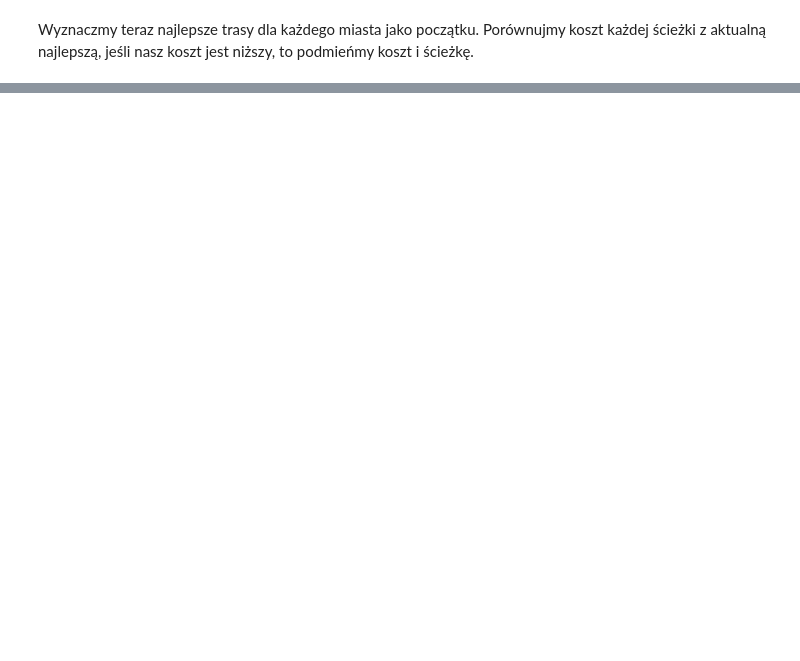
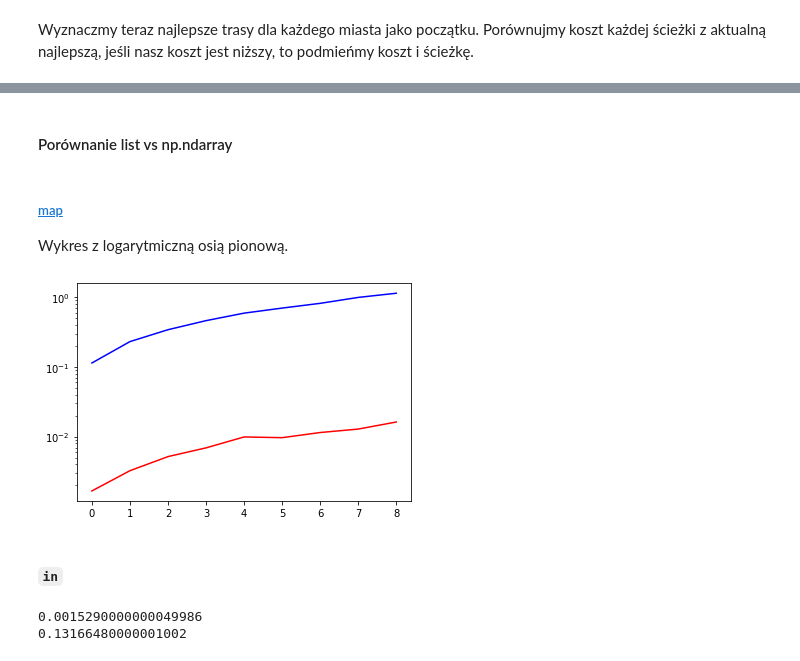
Before and after one commit to codingtenshi/SDA, a Jupyter notebook: aisd.ipynb, the cells around one changed output, grey strips where cells are left out. Cells and saved outputs as stored; diff of their text form; code cells hidden in the pictures; blank space fills up the shorter version.

```diff
--- a/aisd.ipynb
+++ b/aisd.ipynb
@@ -525,0 +638,46 @@ inCircle = [xs[i] ** 2. + ys[i] ** 2. <= 1.0 for i in range(N)]
+# %% [markdown]
+#### Porównanie list vs np.ndarray
+# %% [markdown]
+##### [map](https://en.wikipedia.org/wiki/Map_(mathematics))
+
+Wykres z logarytmiczną osią pionową.
+# %%
+ns = range(1000000, 10000000, 1000000)
+
+nptimes = []
+sttimes = []
+
+for n in ns:
+    npl = np.random.random(n)
+    l = list(npl)
+
+    start = default_timer()
+    npl * 2.0
+    nptimes.append(default_timer() - start)
+
+    start = default_timer()
+    list(map(lambda x: 2.0 * x, l))
+    sttimes.append(default_timer() - start)
+
+plt.plot(nptimes, 'r')
+plt.plot(sttimes, 'b')
+plt.yscale('log')
+plt.show()
+# %% [output]
+[figure, added]
+# %% [markdown]
+##### `in`
+# %%
+npl = np.random.random(1000000)
+l = list(npl)
+
+start = default_timer()
+-1 in npl
+print(default_timer() - start)
+
+start = default_timer()
+-1 in l
+print(default_timer() - start)
+# %% [output]
+0.0015290000000049986
+0.13166480000001002
```
Also changed, not shown: parts of 40 cells of this notebook.
